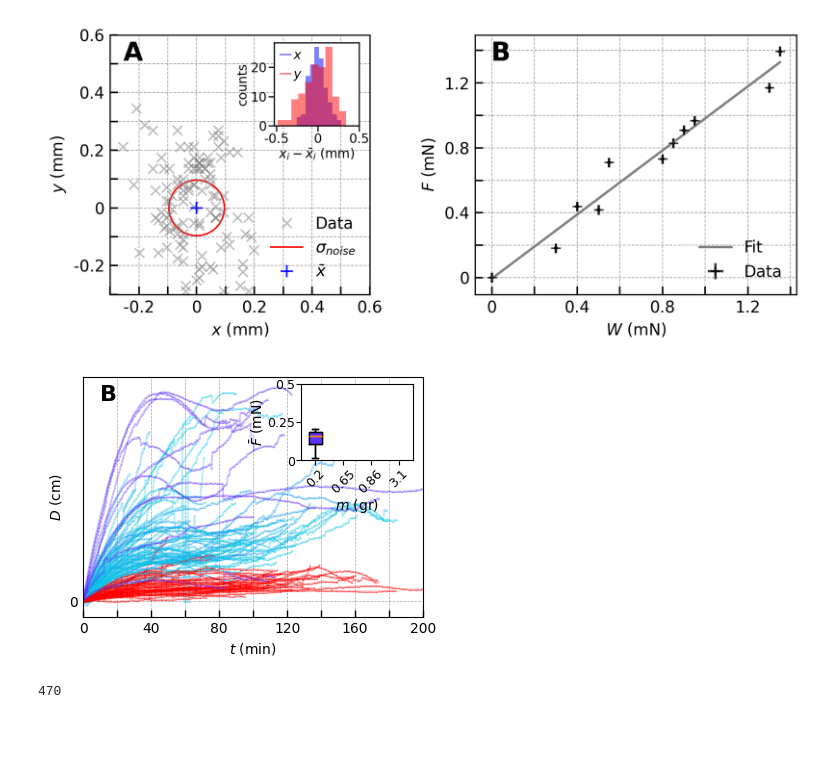
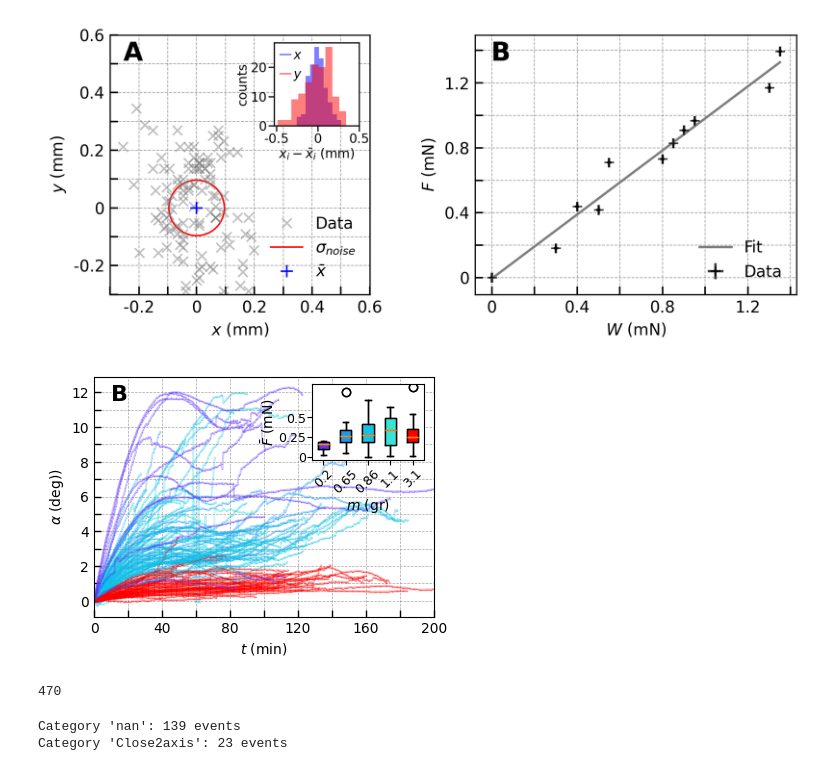
Before and after one commit to amirohad/Repo_article0, a Jupyter notebook: article0_notebook2.ipynb, the cells around one changed output. Cells and saved outputs as stored; diff of their text form; code cells hidden in the pictures; blank space fills up the shorter version.

Commit message:
updated figures

```diff
--- a/article0_notebook2.ipynb
+++ b/article0_notebook2.ipynb
@@ -370,7 +370,7 @@ fig.savefig(save_folder+r'\xyz_ang_F_l_2.png',dpi=300)
 Slip:False
 [figure]
 # %%
-#%% Force trajectory and max force distributions per support masses 1
+# Force trajectory and max force distributions per support masses 1
 from matplotlib.lines import Line2D
 
 cmap = plt.get_cmap('rainbow')
@@ -436,9 +436,9 @@ axs[0].set_xlim([0,200])
 # axs[0].set_ylim([0,1])
 axs[0].set_xlabel(r'$t$ (min)')
 axs[0].set_ylabel(r'$F$ (mN)')
-uf.set_grid(axs[0],200,1)
+uf.set_grid(axs[0],200,2)
 
-uf.set_grid(axs[1],200,5)
+uf.set_grid(axs[1],200,15)
 axs[1].set_xlim([0,200])
 axs[1].set_xlabel(r'$t$ (min)')
 axs[1].set_ylabel(r'$\alpha$ (deg)') #,fontsize=fs)
@@ -830,14 +830,16 @@ for i in range(len(events)):
 # %%
 # Error calculations
 import math as m
+# tracking error is upto to ~10 pixels in side view? maybe less in top view? how to check?
+# system noise determined by no-force calibration measurement. need to redo angle and force calculations for it
 w = 1 # gr
 dw = 0.01 # gr
 g = 981 # cm/s^2
 L = 20 # cm
 L_vec = np.linspace(3, 30, 100) # rod length vec in cm
 w_vec = np.linspace(0.3, 3, 100) # rod mass vec in gr
-dL = 0.1 # cm
-l_contact = 2 # cm
+dL = 0.01 # cm
+l_contact = 2 # cm (distance from sup. tip)
 dl_contact = 0.01 # cm
 alpha = 0.01 # rad
 dalpha = 0.00033 # rad
@@ -1256,12 +1258,12 @@ d_alpha_noise=0.00029 rad , np.rad2deg(d_alpha_noise)=0.016 deg
 D_mm=20 mm,dD_mm=0.11 mm,L_mm=1.8e+02 mm,dL_mm=0.053 mm,h_tip_mm=12 mm,      dh_tip_mm=0.053 mm,A=0.059,alpha_error_calc=0.00033 rad, F_min_mN=0.0013 mN
 [figure]
 # %%
-#%% Rod displacement and mean force and per rod mass
+# Rod displacement and mean force and per rod mass
 from matplotlib.lines import Line2D
 
 cmap = plt.get_cmap('rainbow')
-mass = [0.2,0.65,0.86,3.1]
-# mass = [0.2,0.65,0.86,1.1, 3.1]
+# mass = [0.2,0.65,0.86,3.1]
+mass = [0.2,0.65,0.86,1.1, 3.1]
 
 # Create the figure
 fig, axs = plt.subplots(1, 1, figsize=(4, 3))
@@ -1272,16 +1274,17 @@ axs.text(0.05, 0.9, 'B', fontsize=fs, fontweight='bold', transform=axs.transAxes
 
 # all events displacements
 for i in range(len(events)):
+    # if events[i].event_label != 'Close2axis': continue # remove events close to axis
     if events[i].p.m_sup in mass:
         index = mass.index(events[i].p.m_sup)
-        axs.plot(events[i].timer/60, events[i].alpha ,marker=
+        axs.plot(events[i].timer/60, np.rad2deg(events[i].alpha) ,marker=
                     'x',markersize=0.5,color=cmap(mass[index]/max(mass)),alpha=0.25)
 
 # set grid and labels of main plot
-uf.set_grid(axs,200,5)
+uf.set_grid(axs,200,10)
 axs.set_xlim([0,200])
 axs.set_xlabel(r'$t$ (min)')
-axs.set_ylabel(r'$D$ (cm)') #,fontsize=fs)
+axs.set_ylabel(r'$\alpha$ (deg))') #,fontsize=fs)
 
 # Ensure the x and y axes are plotted on the same scale
 # axs.set_aspect('equal', adjustable='box')
@@ -1293,7 +1296,6 @@ for i in range(len(events)):
     if events[i].p.m_sup in mass:
         index = mass.index(events[i].p.m_sup)
         f_mean[index].append(np.mean(events[i].F_bean))
-
 # Create inset axes
 ax_inset = inset_axes(axs, width="40%", height="40%",# loc='upper right',
                       bbox_to_anchor=(0.17, 0.2,0.82,0.8), bbox_transform=axs.transAxes)
@@ -1314,32 +1316,32 @@ ax_inset.set_ylabel(r'$\bar{F}$ (mN)',fontsize=10,labelpad=1)
 ax_inset.set_xlabel(r'$m$ (gr)',fontsize=10,labelpad=1)
 
 # Control x-tick and y-tick positions
 # ax_inset.set_xticks(mass)  # Set specific tick positions
 ax_inset.set_xticklabels(mass, fontsize=9)  # Set specific tick labels with fontsize
 ax_inset.set_yticks([0, 0.25, 0.5])  # Set specific y-tick positions
 ax_inset.set_yticklabels([0, 0.25, 0.5], fontsize=9)  # Set specific y-tick labels with fontsize
 # Adjust tick labels' padding
 ax_inset.tick_params(axis='x', pad=1)  # Move x-axis labels closer to the ticks
 ax_inset.tick_params(axis='y', pad=1)  # Move y-axis labels closer to the ticks
 
 # Adjust the legend properties
 # fig.legend(
 #     handles=legend_elements,
 #     loc='upper left',          # Place in the upper-right corner
 #     frameon=False,              # Remove the frame
 #     handlelength=0.8,             # Shorter line elements
 #     handletextpad=0.2,          # Reduce space between handle and text
 #     borderaxespad=0.1,          # Reduce space between legend and inset plot edge
 #     fontsize=8                  # Smaller font size for better fit
 # )
 
 # adjust layout and show
 # fig.subplots_adjust(wspace=0.4)  # Adjust the width space between subplotsplt.tight_layout()
 # fig.subplots_adjust(top=0.8, bottom=0.1, left=0.1, right=0.9)  # Adjust as necessary
 
 fig.subplots_adjust(top=0.95, bottom=0.15, left=0.1, right=0.95)  # Adjust as necessary
 plt.show()
 fig.savefig(save_folder+r'\D_Fmean_msup.png',dpi=300)
 # %% [output]
-[figure, old version]
+[figure, new version]
 # %%
@@ -1354,3 +1356,18 @@ for l in line: # sum all lines drawn
 print(sumlen)
 # %% [output]
 470
+# %%
+# show event labels
+label_categories = {}
+for i in range(len(events)):
+    label = events[i].event_label
+    if label in label_categories.keys():
+        label_categories[label].append(i)
+    else:
+        label_categories[label] = [i]
+# Count the number of events per category
+for label, indices in label_categories.items():
+    print(f"Category '{label}': {len(indices)} events")
+# %% [output]
+Category 'nan': 139 events
+Category 'Close2axis': 23 events
```
Also changed, not shown: parts of 13 cells of this notebook.
